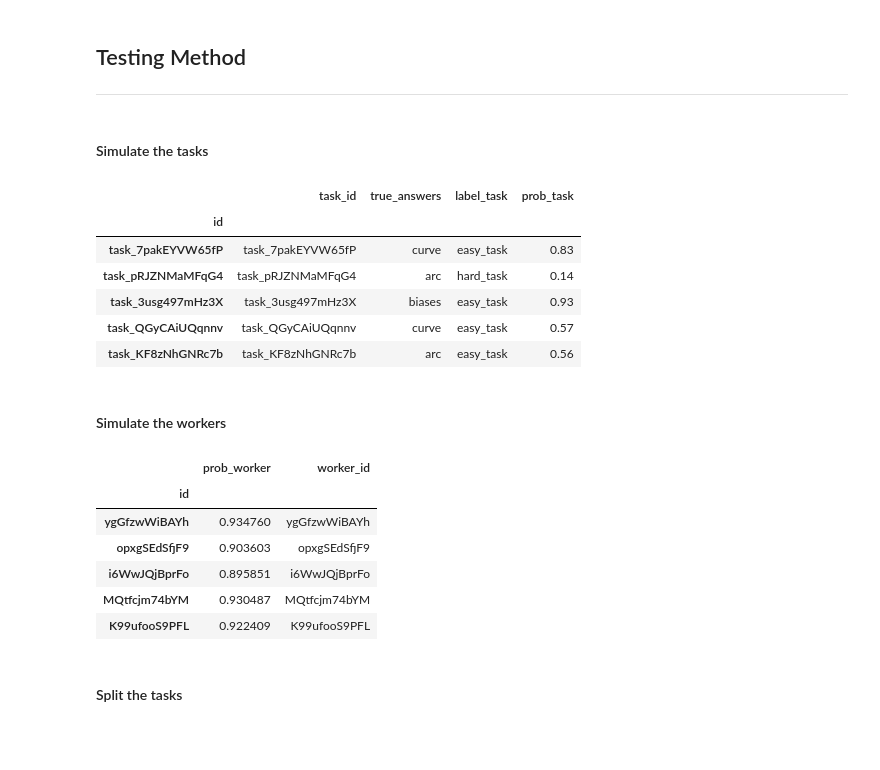
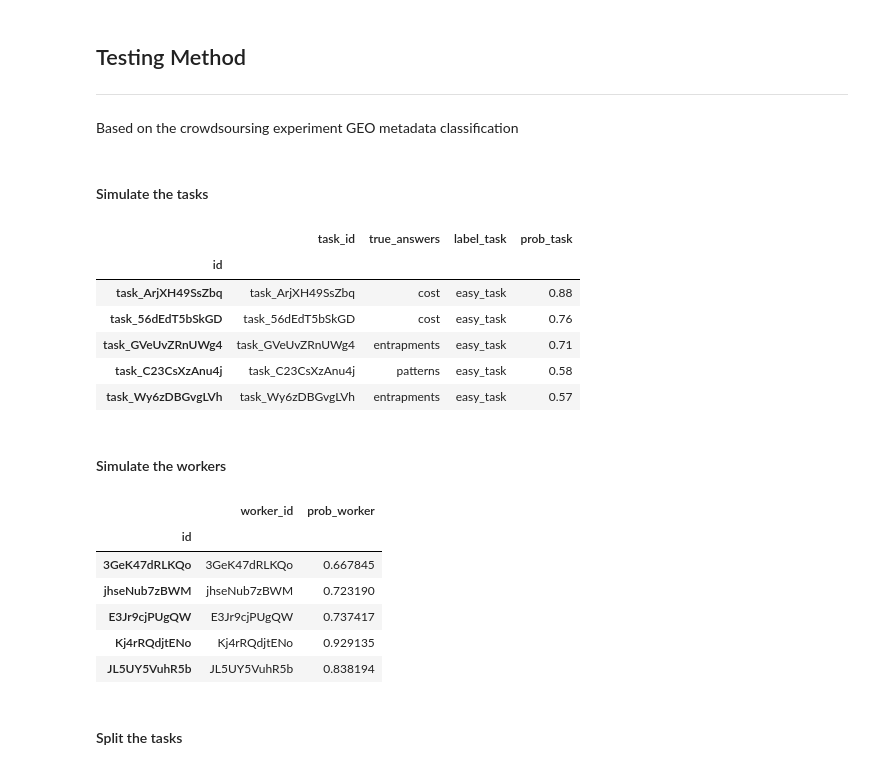
Before and after one commit to MaastrichtU-IDS/crowdsourcing-experiments, a Jupyter notebook: notebooks/2c Testing Method.ipynb, the cells around one changed output. Saved outputs shown, nothing was run; the diff lists cells and outputs as text; code cells hidden in the pictures; blank space fills up the shorter version.

```diff
--- a/notebooks/2c Testing Method.ipynb
+++ b/notebooks/2c Testing Method.ipynb
@@ -7,34 +8,36 @@ import crowded.method as cm
 from pycm import *
+# %% [markdown]
+Based on the crowdsoursing experiment GEO metadata classification
 # %% [markdown]
 #### Simulate the tasks
 # %%
-total_tasks = 415
-p_hard_tasks = 0.4
-number_of_valid_answers = 5
+total_tasks = 1643
+p_hard_tasks = 0
+number_of_valid_answers = 9
 df_tasks = cs.Tasks(number_of_valid_answers).create(total_tasks, p_hard_tasks)
 df_tasks.head()
 # %% [output]
 |  | task_id | true_answers | label_task | prob_task |
 | id |  |  |  |  |
-| task_7pakEYVW65fP | task_7pakEYVW65fP | curve | easy_task | 0.83 |
-| task_pRJZNMaMFqG4 | task_pRJZNMaMFqG4 | arc | hard_task | 0.14 |
-| task_3usg497mHz3X | task_3usg497mHz3X | biases | easy_task | 0.93 |
-| task_QGyCAiUQqnnv | task_QGyCAiUQqnnv | curve | easy_task | 0.57 |
-| task_KF8zNhGNRc7b | task_KF8zNhGNRc7b | arc | easy_task | 0.56 |
+| task_ArjXH49SsZbq | task_ArjXH49SsZbq | cost | easy_task | 0.88 |
+| task_56dEdT5bSkGD | task_56dEdT5bSkGD | cost | easy_task | 0.76 |
+| task_GVeUvZRnUWg4 | task_GVeUvZRnUWg4 | entrapments | easy_task | 0.71 |
+| task_C23CsXzAnu4j | task_C23CsXzAnu4j | patterns | easy_task | 0.58 |
+| task_Wy6zDBGvgLVh | task_Wy6zDBGvgLVh | entrapments | easy_task | 0.57 |
 # %% [markdown]
 #### Simulate the workers
 # %%
-total_workers = 40 #50 #30
+total_workers = 145
 workers = cs.Workers().create(total_workers)
 workers.head()
 # %% [output]
-|  | prob_worker | worker_id |
+|  | worker_id | prob_worker |
 | id |  |  |
-| ygGfzwWiBAYh | 0.934760 | ygGfzwWiBAYh |
-| opxgSEdSfjF9 | 0.903603 | opxgSEdSfjF9 |
-| i6WwJQjBprFo | 0.895851 | i6WwJQjBprFo |
-| MQtfcjm74bYM | 0.930487 | MQtfcjm74bYM |
-| K99ufooS9PFL | 0.922409 | K99ufooS9PFL |
+| 3GeK47dRLKQo | 3GeK47dRLKQo | 0.667845 |
+| jhseNub7zBWM | jhseNub7zBWM | 0.723190 |
+| E3Jr9cjPUgQW | E3Jr9cjPUgQW | 0.737417 |
+| Kj4rRQdjtENo | Kj4rRQdjtENo | 0.929135 |
+| JL5UY5VuhR5b | JL5UY5VuhR5b | 0.838194 |
 # %% [markdown]
 #### Split the tasks
 # %%
```
Also changed, not shown: parts of 24 cells of this notebook, 11 other files.
